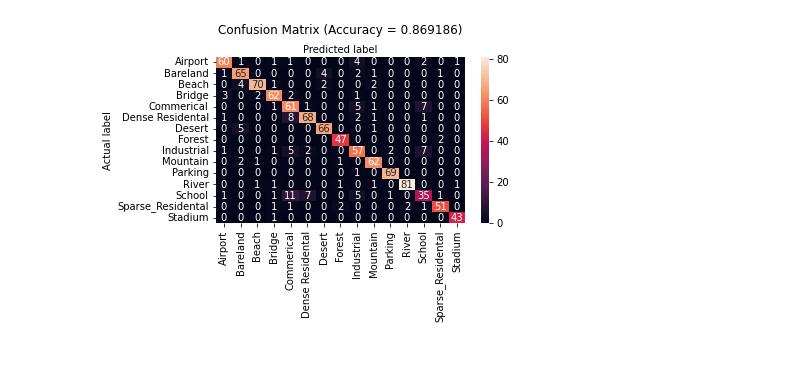
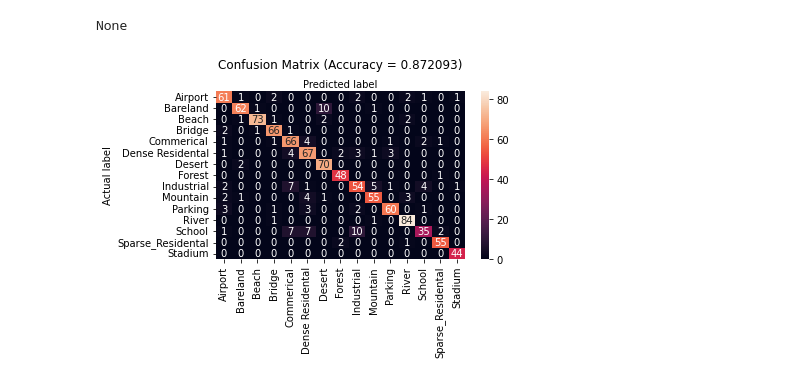
Before and after one commit to Michelle584/Final-Project-Pattern-Rec, a Jupyter notebook: Test.ipynb, the cells around one changed output. Cells and saved outputs as stored; diff of their text form; code cells hidden in the pictures.

```diff
--- a/Test.ipynb
+++ b/Test.ipynb
@@ -25,9 +26,7 @@ warnings.filterwarnings("ignore")
 X_test=np.load("test_data.npy");
 t_test=np.load("test_labels.npy");
 num_of_output_classes=len(np.unique(t_test))
-X_test=tensorflow.keras.applications.vgg16.preprocess_input(
-    X_test, data_format=None
-);
+X_test=tensorflow.keras.applications.vgg16.preprocess_input(X_test, data_format=None);
 # %%
 class_names=["Airport","Bareland","Beach","Bridge","Commerical","Dense Residental","Desert","Forest",
              "Industrial","Mountain","Parking","River","School","Sparse_Residental","Stadium"]
@@ -75,5 +74,5 @@ def test(class_num,X_test,labels_test,model_name='vgg16_trained_cnn.hdf5',resize
 
         return accuracy,y_classes
 # %%
-accuracy,y_classes=test(num_of_output_classes,X_test,t_test,model_name='vgg16_trained_cnn.hdf5',resized_pixel_size=100)
+accuracy,y_classes=test(num_of_output_classes,X_test,t_test,model_name='vgg16_trained_cnn.hdf5',resized_pixel_size=50)
 # %% [output]
@@ -82 +90,2 @@ None
+None
-[figure, old version]
+[figure, new version]
```
Also changed, not shown: parts of 2 cells of this notebook, 4 other files.
